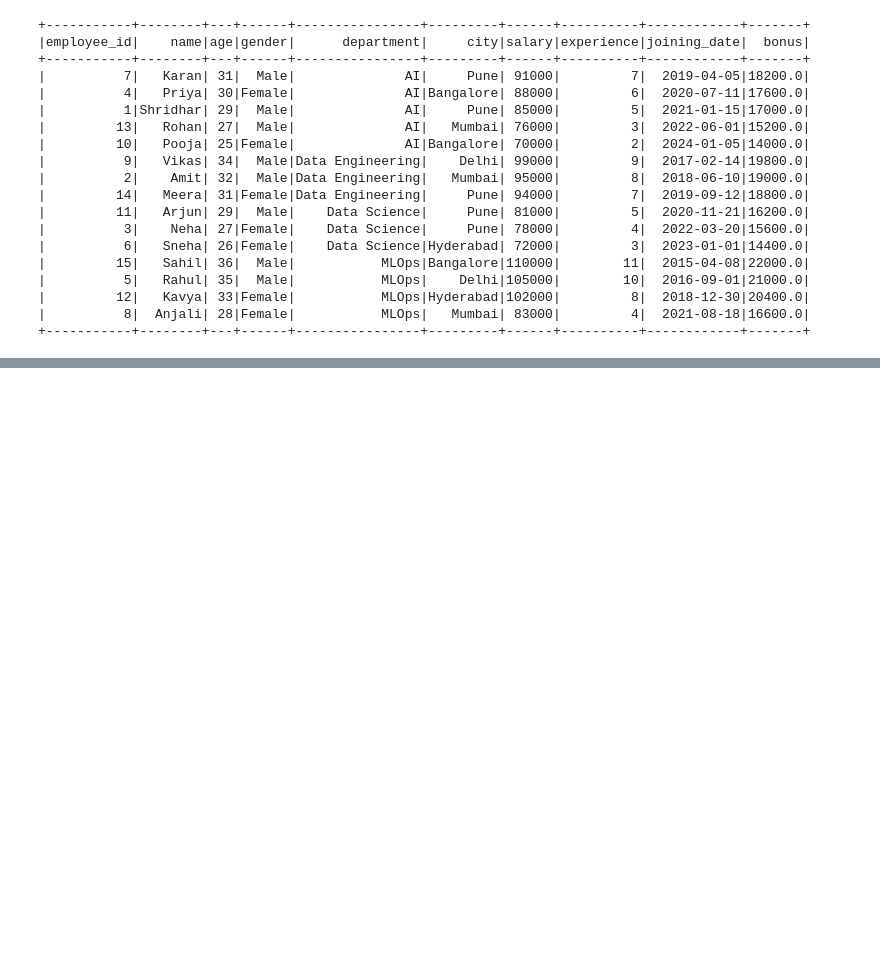
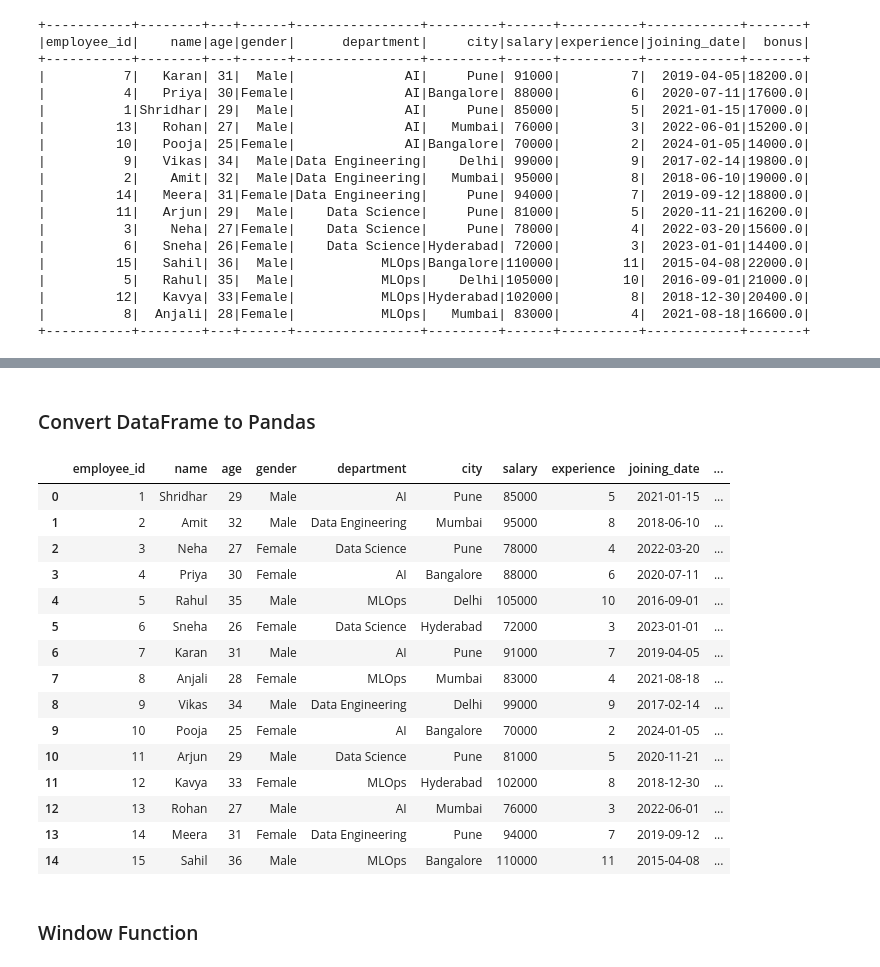
Before and after one commit to AnubhavBangari3/AI-Practise-dump, a Jupyter notebook: PySpark/PySpark_Practise.ipynb, the cells around one changed output, grey strips where cells are left out. Cells and saved outputs as stored; diff of their text form; code cells hidden in the pictures; blank space fills up the shorter version.

```diff
--- a/PySpark/PySpark_Practise.ipynb
+++ b/PySpark/PySpark_Practise.ipynb
@@ -519,0 +927,25 @@ df.orderBy(col("department"),col("salary").desc()).show()
+# %% [markdown]
+### Convert DataFrame to Pandas
+# %%
+pdf=df.toPandas()
+# %%
+pdf
+# %% [output]
+|  | employee_id | name | age | gender | department | city | salary | experience | joining_date | ... |
+| 0 | 1 | Shridhar | 29 | Male | AI | Pune | 85000 | 5 | 2021-01-15 | ... |
+| 1 | 2 | Amit | 32 | Male | Data Engineering | Mumbai | 95000 | 8 | 2018-06-10 | ... |
+| 2 | 3 | Neha | 27 | Female | Data Science | Pune | 78000 | 4 | 2022-03-20 | ... |
+| 3 | 4 | Priya | 30 | Female | AI | Bangalore | 88000 | 6 | 2020-07-11 | ... |
+| 4 | 5 | Rahul | 35 | Male | MLOps | Delhi | 105000 | 10 | 2016-09-01 | ... |
+| 5 | 6 | Sneha | 26 | Female | Data Science | Hyderabad | 72000 | 3 | 2023-01-01 | ... |
+| 6 | 7 | Karan | 31 | Male | AI | Pune | 91000 | 7 | 2019-04-05 | ... |
+| 7 | 8 | Anjali | 28 | Female | MLOps | Mumbai | 83000 | 4 | 2021-08-18 | ... |
+| 8 | 9 | Vikas | 34 | Male | Data Engineering | Delhi | 99000 | 9 | 2017-02-14 | ... |
+| 9 | 10 | Pooja | 25 | Female | AI | Bangalore | 70000 | 2 | 2024-01-05 | ... |
+| 10 | 11 | Arjun | 29 | Male | Data Science | Pune | 81000 | 5 | 2020-11-21 | ... |
+| 11 | 12 | Kavya | 33 | Female | MLOps | Hyderabad | 102000 | 8 | 2018-12-30 | ... |
+| 12 | 13 | Rohan | 27 | Male | AI | Mumbai | 76000 | 3 | 2022-06-01 | ... |
+| 13 | 14 | Meera | 31 | Female | Data Engineering | Pune | 94000 | 7 | 2019-09-12 | ... |
+| 14 | 15 | Sahil | 36 | Male | MLOps | Bangalore | 110000 | 11 | 2015-04-08 | ... |
+# %% [markdown]
+### Window Function
```
Also changed, not shown: parts of 43 cells of this notebook.
